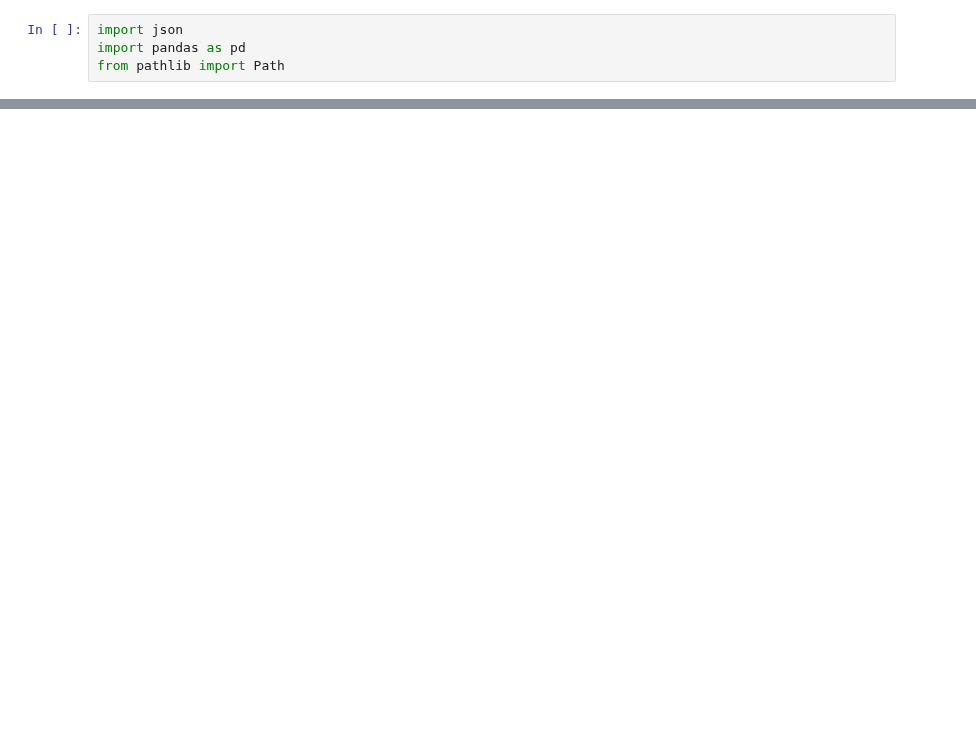
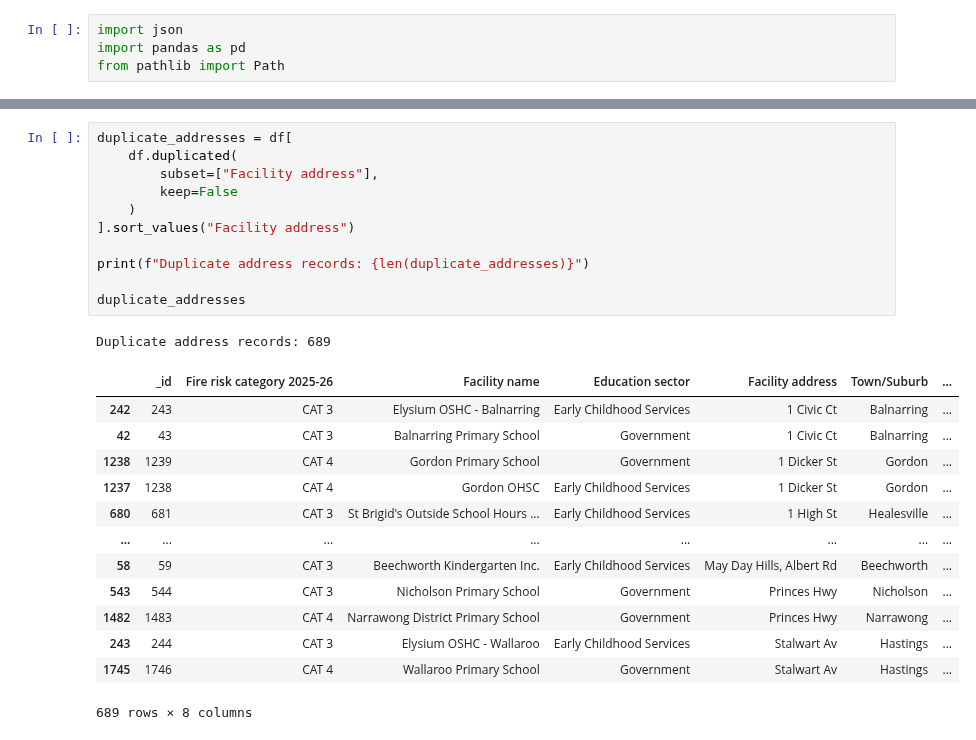
Before and after one commit to InnovAIte-Deakin/InnovAIte_FireFusion_Project, a Jupyter notebook: data-engineering/pipelines/bushfire_eda.ipynb, the cells around one changed output, grey strips where cells are left out. Saved outputs shown, nothing was run; the diff lists cells and outputs as text; blank space fills up the shorter version.

```diff
--- a/data-engineering/pipelines/bushfire_eda.ipynb
+++ b/data-engineering/pipelines/bushfire_eda.ipynb
@@ -61,0 +387,26 @@ FileNotFoundError: [Errno 2] No such file or directory: '/Users/architchandna/De
+# %%
+duplicate_addresses = df[
+    df.duplicated(
+        subset=["Facility address"],
+        keep=False
+    )
+].sort_values("Facility address")
+
+print(f"Duplicate address records: {len(duplicate_addresses)}")
+
+duplicate_addresses
+# %% [output]
+Duplicate address records: 689
+|  | _id | Fire risk category 2025-26 | Facility name | Education sector | Facility address | Town/Suburb | ... |
+| 242 | 243 | CAT 3 | Elysium OSHC - Balnarring | Early Childhood Services | 1 Civic Ct | Balnarring | ... |
+| 42 | 43 | CAT 3 | Balnarring Primary School | Government | 1 Civic Ct | Balnarring | ... |
+| 1238 | 1239 | CAT 4 | Gordon Primary School | Government | 1 Dicker St | Gordon | ... |
+| 1237 | 1238 | CAT 4 | Gordon OHSC | Early Childhood Services | 1 Dicker St | Gordon | ... |
+| 680 | 681 | CAT 3 | St Brigid's Outside School Hours ... | Early Childhood Services | 1 High St | Healesville | ... |
+| ... | ... | ... | ... | ... | ... | ... | ... |
+| 58 | 59 | CAT 3 | Beechworth Kindergarten Inc. | Early Childhood Services | May Day Hills, Albert Rd | Beechworth | ... |
+| 543 | 544 | CAT 3 | Nicholson Primary School | Government | Princes Hwy | Nicholson | ... |
+| 1482 | 1483 | CAT 4 | Narrawong District Primary School | Government | Princes Hwy | Narrawong | ... |
+| 243 | 244 | CAT 3 | Elysium OSHC - Wallaroo | Early Childhood Services | Stalwart Av | Hastings | ... |
+| 1745 | 1746 | CAT 4 | Wallaroo Primary School | Government | Stalwart Av | Hastings | ... |
+689 rows × 8 columns
```
Also changed, not shown: parts of 29 cells of this notebook, 1 other file.
